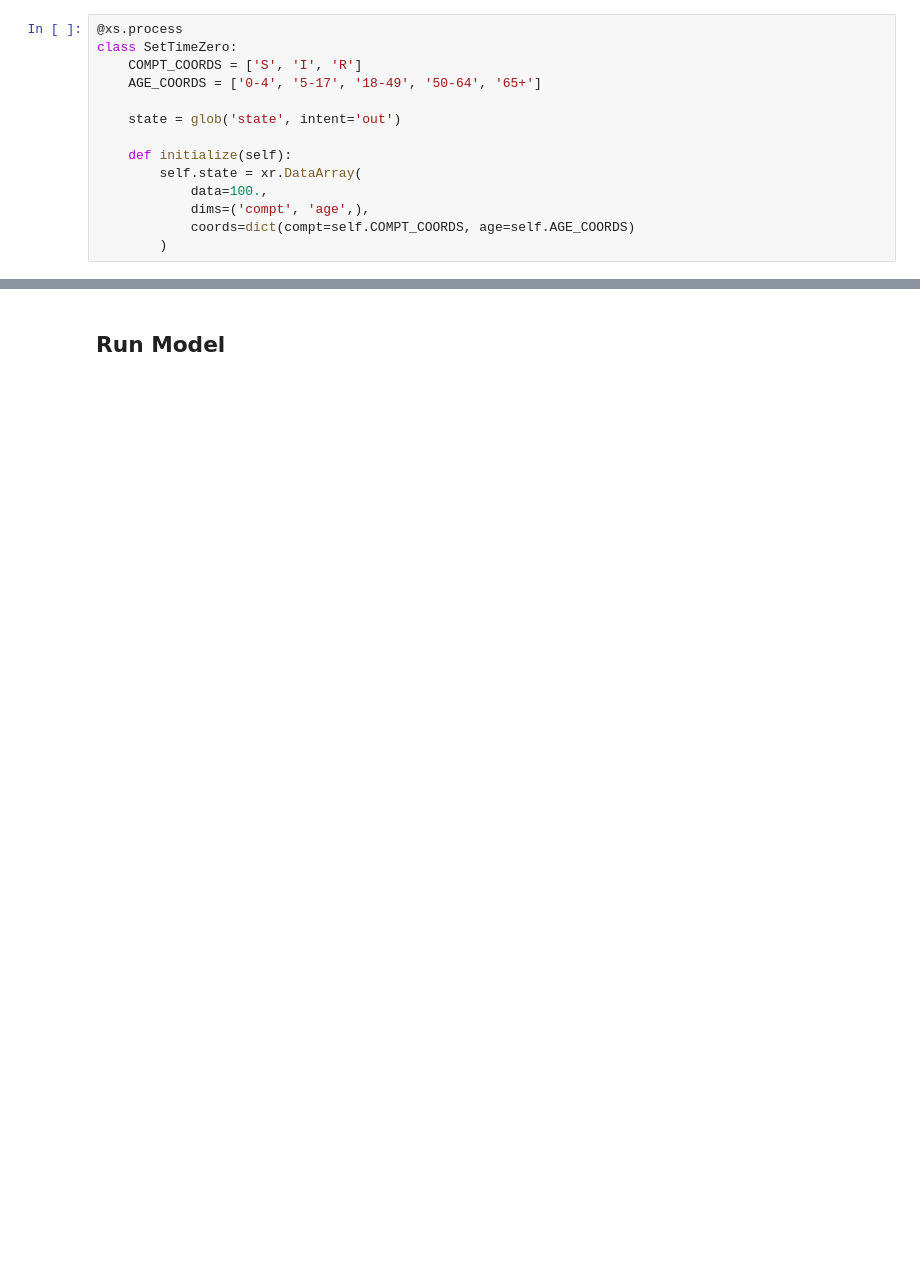
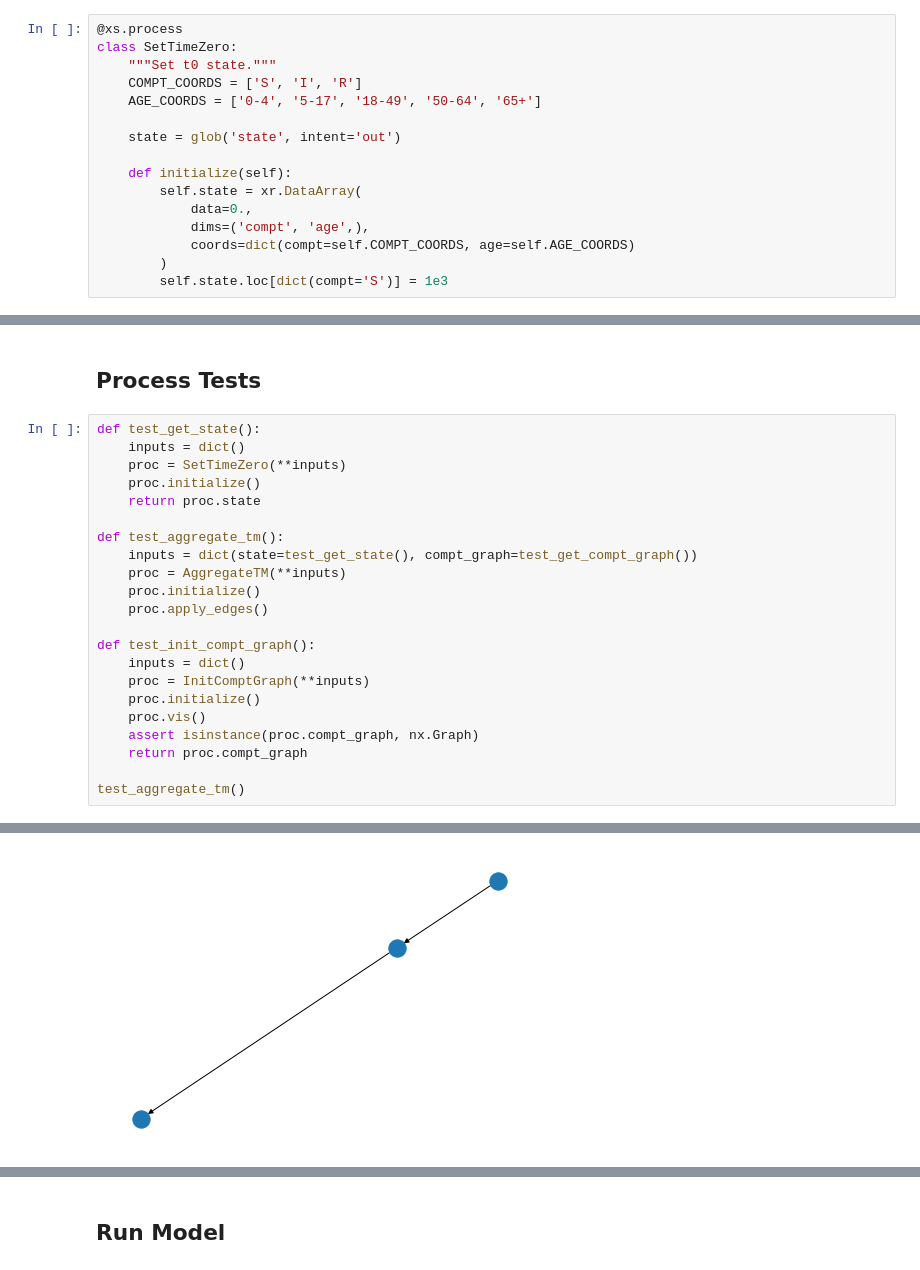
Before and after one commit to UT-Covid/episimlab, a Jupyter notebook: notebooks/20210731_markov_sandbox.ipynb, the cells around one changed output, grey strips where cells are left out. Saved outputs shown, nothing was run; the diff lists cells and outputs as text; blank space fills up the shorter version.

Commit message:
Toy implementation of networkx.DiGraph to SIR model

```diff
--- a/notebooks/20210731_markov_sandbox.ipynb
+++ b/notebooks/20210731_markov_sandbox.ipynb
@@ -49,6 +175,7 @@ First pass:
 # %%
 @xs.process
 class SetTimeZero:
+    """Set t0 state."""
     COMPT_COORDS = ['S', 'I', 'R']
     AGE_COORDS = ['0-4', '5-17', '18-49', '50-64', '65+']
 
@@ -56,7 +183,8 @@ class SetTimeZero:
 
     def initialize(self):
         self.state = xr.DataArray(
-            data=100.,
+            data=0.,
             dims=('compt', 'age',),
             coords=dict(compt=self.COMPT_COORDS, age=self.AGE_COORDS)
         )
+        self.state.loc[dict(compt='S')] = 1e3
@@ -72,0 +285,25 @@ class CalcTM:
+# %% [markdown]
+## Process Tests
+# %%
+def test_get_state():
+    inputs = dict()
+    proc = SetTimeZero(**inputs)
+    proc.initialize()
+    return proc.state
+
+def test_aggregate_tm():
+    inputs = dict(state=test_get_state(), compt_graph=test_get_compt_graph())
+    proc = AggregateTM(**inputs)
+    proc.initialize()
+    proc.apply_edges()
+
+def test_init_compt_graph():
+    inputs = dict()
+    proc = InitComptGraph(**inputs)
+    proc.initialize()
+    proc.vis()
+    assert isinstance(proc.compt_graph, nx.Graph)
+    return proc.compt_graph
+
+test_aggregate_tm()
+# %% [output]
@@ -72,0 +314 @@ class CalcTM:
+[figure, added]
```
Also changed, not shown: parts of 18 cells of this notebook.
